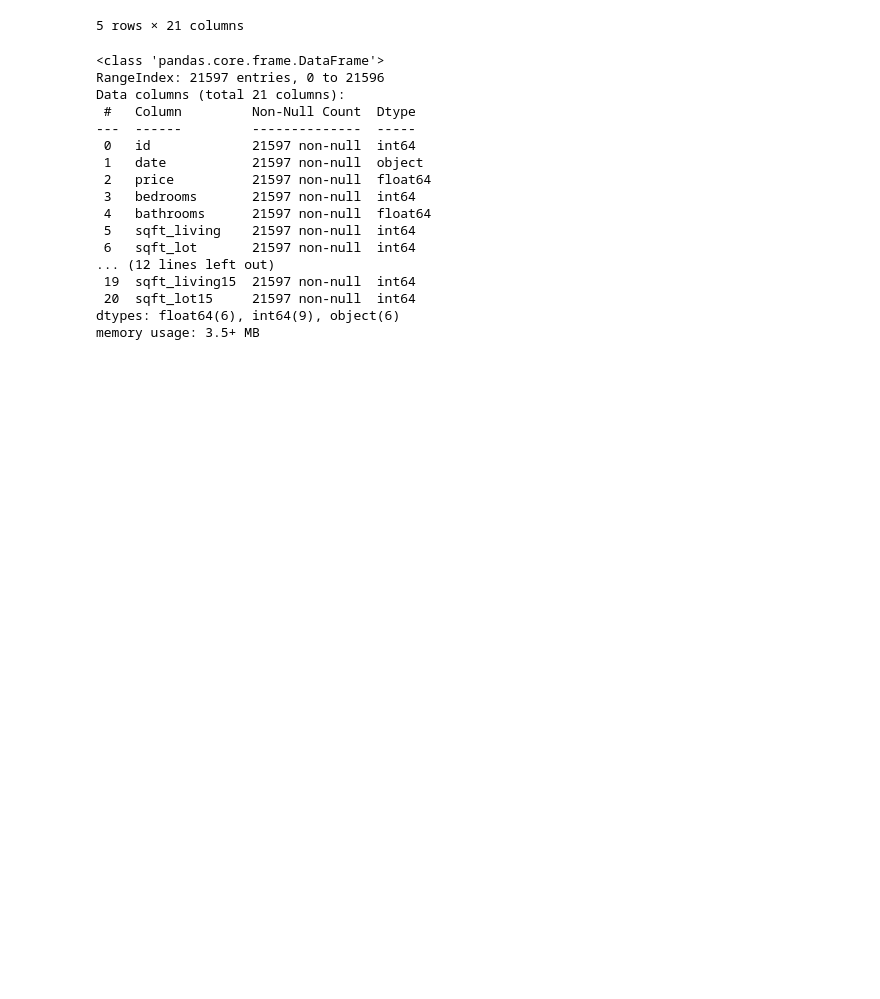
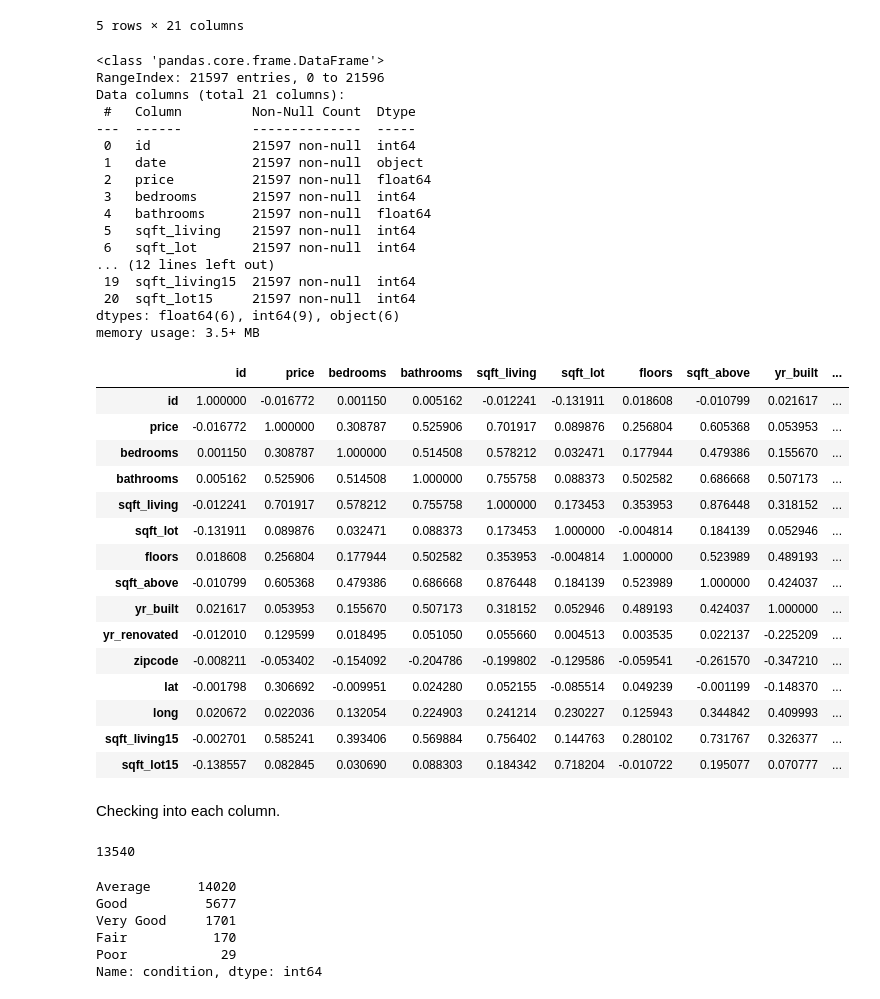
Before and after one commit to MackoyS/sarah-and-mackoy-price-modeling, a Jupyter notebook: mackoy_eda.ipynb, the cells around one changed output. Saved outputs shown, nothing was run; the diff lists cells and outputs as text; code cells hidden in the pictures; blank space fills up the shorter version.

```diff
--- a/mackoy_eda.ipynb
+++ b/mackoy_eda.ipynb
@@ -37,3 +37,24 @@ Data columns (total 21 columns):
  20  sqft_lot15     21597 non-null  int64
 dtypes: float64(6), int64(9), object(6)
 memory usage: 3.5+ MB
+# %%
+data.corr()
+# %% [output]
+|  | id | price | bedrooms | bathrooms | sqft_living | sqft_lot | floors | sqft_above | yr_built | ... |
+| id | 1.000000 | -0.016772 | 0.001150 | 0.005162 | -0.012241 | -0.131911 | 0.018608 | -0.010799 | 0.021617 | ... |
+| price | -0.016772 | 1.000000 | 0.308787 | 0.525906 | 0.701917 | 0.089876 | 0.256804 | 0.605368 | 0.053953 | ... |
+| bedrooms | 0.001150 | 0.308787 | 1.000000 | 0.514508 | 0.578212 | 0.032471 | 0.177944 | 0.479386 | 0.155670 | ... |
+| bathrooms | 0.005162 | 0.525906 | 0.514508 | 1.000000 | 0.755758 | 0.088373 | 0.502582 | 0.686668 | 0.507173 | ... |
+| sqft_living | -0.012241 | 0.701917 | 0.578212 | 0.755758 | 1.000000 | 0.173453 | 0.353953 | 0.876448 | 0.318152 | ... |
+| sqft_lot | -0.131911 | 0.089876 | 0.032471 | 0.088373 | 0.173453 | 1.000000 | -0.004814 | 0.184139 | 0.052946 | ... |
+| floors | 0.018608 | 0.256804 | 0.177944 | 0.502582 | 0.353953 | -0.004814 | 1.000000 | 0.523989 | 0.489193 | ... |
+| sqft_above | -0.010799 | 0.605368 | 0.479386 | 0.686668 | 0.876448 | 0.184139 | 0.523989 | 1.000000 | 0.424037 | ... |
+| yr_built | 0.021617 | 0.053953 | 0.155670 | 0.507173 | 0.318152 | 0.052946 | 0.489193 | 0.424037 | 1.000000 | ... |
+| yr_renovated | -0.012010 | 0.129599 | 0.018495 | 0.051050 | 0.055660 | 0.004513 | 0.003535 | 0.022137 | -0.225209 | ... |
+| zipcode | -0.008211 | -0.053402 | -0.154092 | -0.204786 | -0.199802 | -0.129586 | -0.059541 | -0.261570 | -0.347210 | ... |
+| lat | -0.001798 | 0.306692 | -0.009951 | 0.024280 | 0.052155 | -0.085514 | 0.049239 | -0.001199 | -0.148370 | ... |
+| long | 0.020672 | 0.022036 | 0.132054 | 0.224903 | 0.241214 | 0.230227 | 0.125943 | 0.344842 | 0.409993 | ... |
+| sqft_living15 | -0.002701 | 0.585241 | 0.393406 | 0.569884 | 0.756402 | 0.144763 | 0.280102 | 0.731767 | 0.326377 | ... |
+| sqft_lot15 | -0.138557 | 0.082845 | 0.030690 | 0.088303 | 0.184342 | 0.718204 | -0.010722 | 0.195077 | 0.070777 | ... |
+# %% [markdown]
+Checking into each column.
@@ -39,0 +63,13 @@ memory usage: 3.5+ MB
+# %%
+df['sqft_living'].max()
+# %% [output]
+13540
+# %%
+df['condition'].value_counts()
+# %% [output]
+Average      14020
+Good          5677
+Very Good     1701
+Fair           170
+Poor            29
+Name: condition, dtype: int64
```
Also changed, not shown: parts of 22 cells of this notebook.
